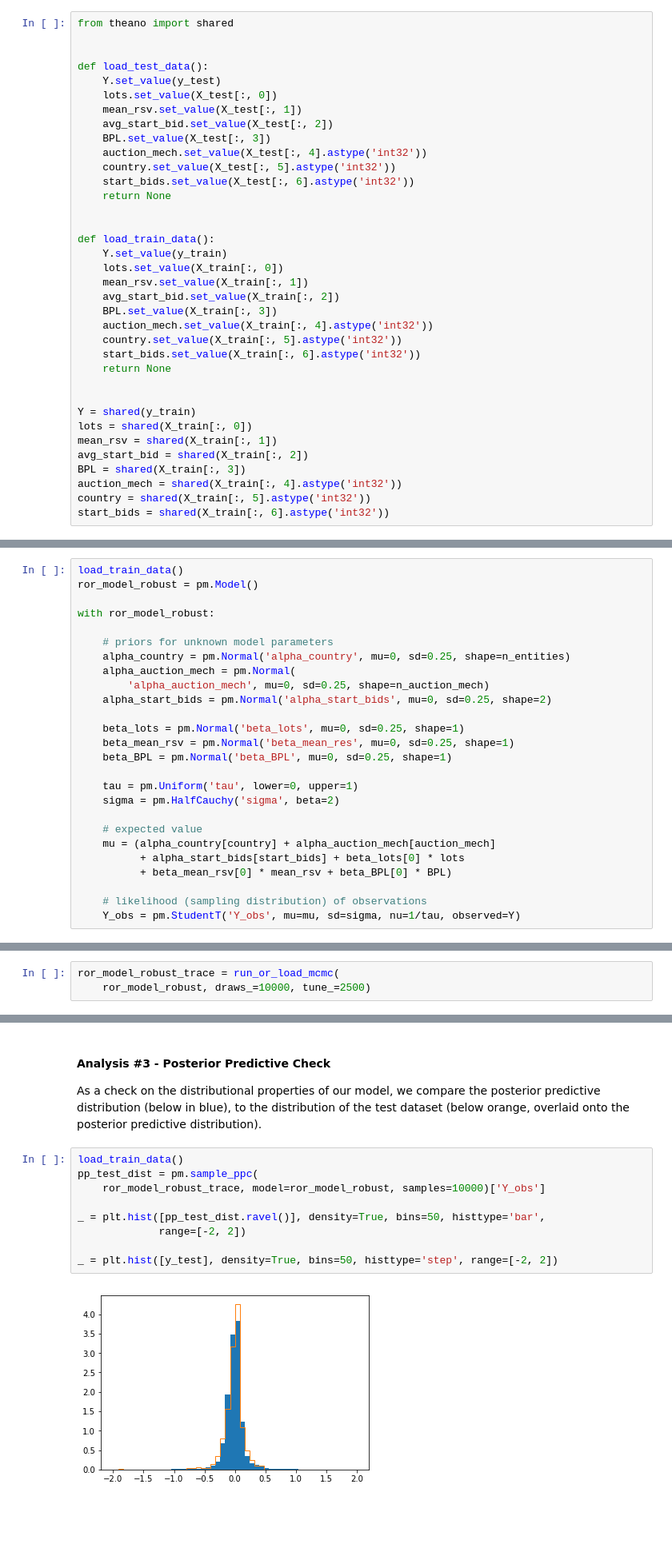
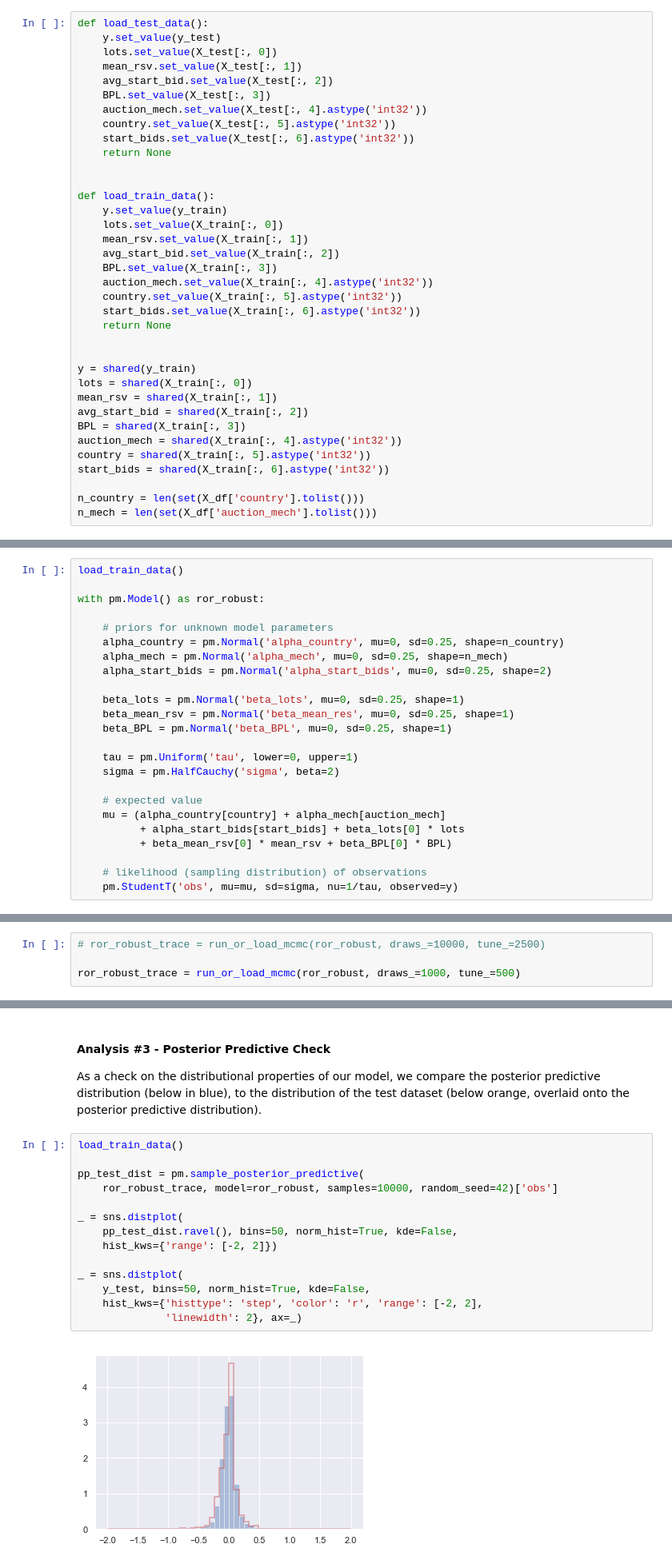
Before and after one commit to AlexIoannides/pymc-example-project, a Jupyter notebook: notebooks/pymc3_bayesian_data_workflow.ipynb, the cells around one changed output, grey strips where cells are left out. Shown at 80% size. Saved outputs shown, nothing was run; the diff lists cells and outputs as text; blank space fills up the shorter version.

```diff
--- a/notebooks/pymc3_bayesian_data_workflow.ipynb
+++ b/notebooks/pymc3_bayesian_data_workflow.ipynb
@@ -397,11 +417,8 @@ def model_performance(y_, trace_, model_, samples_=500, intvl=0.95,
 ### Map Data to Model Variables
 To make the model specification easier to read and to facilitate prediction with PyMC3, we explicitly map data columns to their own name. We also explicitly define them as variables in Theano, whose values can be changed, for example, when need to load test data after estimating on training data (see http://docs.pymc.io/notebooks/posterior_predictive.html for more). We provide two helper functions for these purposes.
 # %%
-from theano import shared
-
-
 def load_test_data():
-    Y.set_value(y_test)
+    y.set_value(y_test)
     lots.set_value(X_test[:, 0])
     mean_rsv.set_value(X_test[:, 1])
     avg_start_bid.set_value(X_test[:, 2])
@@ -413,7 +430,7 @@ def load_test_data():
 
 
 def load_train_data():
-    Y.set_value(y_train)
+    y.set_value(y_train)
     lots.set_value(X_train[:, 0])
     mean_rsv.set_value(X_train[:, 1])
     avg_start_bid.set_value(X_train[:, 2])
@@ -424,7 +441,7 @@ def load_train_data():
     return None
 
 
-Y = shared(y_train)
+y = shared(y_train)
 lots = shared(X_train[:, 0])
 mean_rsv = shared(X_train[:, 1])
 avg_start_bid = shared(X_train[:, 2])
@@ -432,6 +449,9 @@ BPL = shared(X_train[:, 3])
 auction_mech = shared(X_train[:, 4].astype('int32'))
 country = shared(X_train[:, 5].astype('int32'))
 start_bids = shared(X_train[:, 6].astype('int32'))
+
+n_country = len(set(X_df['country'].tolist()))
+n_mech = len(set(X_df['auction_mech'].tolist()))
 # %% [markdown]
 ### Handling MCMC Simulation and Persisting Computed Chains to Disk
 If we expend compute-time on running MCMC simulations to evaluate our models, we do not want this to be wasted if we want to re-run a notebook with the models as-is (e.g we add new model and we want to compare WAIC against previous models). To facilitate this efficiency we define a function for persisting the chains to disk and only re-computing them if the number of 'draws' or 'tune' steps has changed (or we have explicitly asked it to).
@@ -629,14 +595,12 @@ Deviance = -867.0886187502891
 We adapt our basic model to use a Student-T likelihood for robustness / 'fat tails', with the same weakly regularising priors as for model #1. We have chosen a parametrisation for the degrees of freedom, $\nu$, that allows us to explore all possible values using only a small uniform interval. This will improve the performance of the Hamiltonian Monte Carlo (HMC) algorithm used to generate the Markov chains, by defending against the vanishing gradients along this dimension of the posterior distribution.
 # %%
 load_train_data()
-ror_model_robust = pm.Model()
 
-with ror_model_robust:
+with pm.Model() as ror_robust:
 
     # priors for unknown model parameters
-    alpha_country = pm.Normal('alpha_country', mu=0, sd=0.25, shape=n_entities)
-    alpha_auction_mech = pm.Normal(
-        'alpha_auction_mech', mu=0, sd=0.25, shape=n_auction_mech)
+    alpha_country = pm.Normal('alpha_country', mu=0, sd=0.25, shape=n_country)
+    alpha_mech = pm.Normal('alpha_mech', mu=0, sd=0.25, shape=n_mech)
     alpha_start_bids = pm.Normal('alpha_start_bids', mu=0, sd=0.25, shape=2)
 
     beta_lots = pm.Normal('beta_lots', mu=0, sd=0.25, shape=1)
@@ -647,9 +611,9 @@ with ror_model_robust:
     sigma = pm.HalfCauchy('sigma', beta=2)
 
     # expected value
-    mu = (alpha_country[country] + alpha_auction_mech[auction_mech]
+    mu = (alpha_country[country] + alpha_mech[auction_mech]
           + alpha_start_bids[start_bids] + beta_lots[0] * lots
           + beta_mean_rsv[0] * mean_rsv + beta_BPL[0] * BPL)
 
     # likelihood (sampling distribution) of observations
-    Y_obs = pm.StudentT('Y_obs', mu=mu, sd=sigma, nu=1/tau, observed=Y)
+    pm.StudentT('obs', mu=mu, sd=sigma, nu=1/tau, observed=y)
@@ -678,8 +621,9 @@ ror_model_robust_map
 #### Markov Chain Monte Carlo Model Estimation
 To get better diagnostics, we use Markov Chain Monte Carl (MCMC) techniques to simulate draw samples from the posterior distribution.
 # %%
-ror_model_robust_trace = run_or_load_mcmc(
-    ror_model_robust, draws_=10000, tune_=2500)
+# ror_robust_trace = run_or_load_mcmc(ror_robust, draws_=10000, tune_=2500)
+
+ror_robust_trace = run_or_load_mcmc(ror_robust, draws_=1000, tune_=500)
 # %% [output]
 Auto-assigning NUTS sampler...
 Initializing NUTS using jitter+adapt_diag...
@@ -973,15 +905,20 @@ We can see that BPL has a neutral impact on performance - this is somewhat 'off'
 As a check on the distributional properties of our model, we compare the posterior predictive distribution (below in blue), to the distribution of the test dataset (below orange, overlaid onto the posterior predictive distribution).
 # %%
 load_train_data()
-pp_test_dist = pm.sample_ppc(
-    ror_model_robust_trace, model=ror_model_robust, samples=10000)['Y_obs']
 
-_ = plt.hist([pp_test_dist.ravel()], density=True, bins=50, histtype='bar',
-             range=[-2, 2])
+pp_test_dist = pm.sample_posterior_predictive(
+    ror_robust_trace, model=ror_robust, samples=10000, random_seed=42)['obs']
 
-_ = plt.hist([y_test], density=True, bins=50, histtype='step', range=[-2, 2])
+_ = sns.distplot(
+    pp_test_dist.ravel(), bins=50, norm_hist=True, kde=False,
+    hist_kws={'range': [-2, 2]})
+
+_ = sns.distplot(
+    y_test, bins=50, norm_hist=True, kde=False,
+    hist_kws={'histtype': 'step', 'color': 'r', 'range': [-2, 2],
+              'linewidth': 2}, ax=_)
 # %% [output]
-[figure, old version]
+[figure, new version]
 # %% [markdown]
 By visual inspection alone, it is possible to see that the distributions are a good match, but that the distribution of the data is more leptokurtic than that of the model's - i.e. the 'tails' of the data are fatter than the Student-T we have used for the likelihood.
 # %% [markdown]
```
Also changed, not shown: parts of 67 cells of this notebook.
